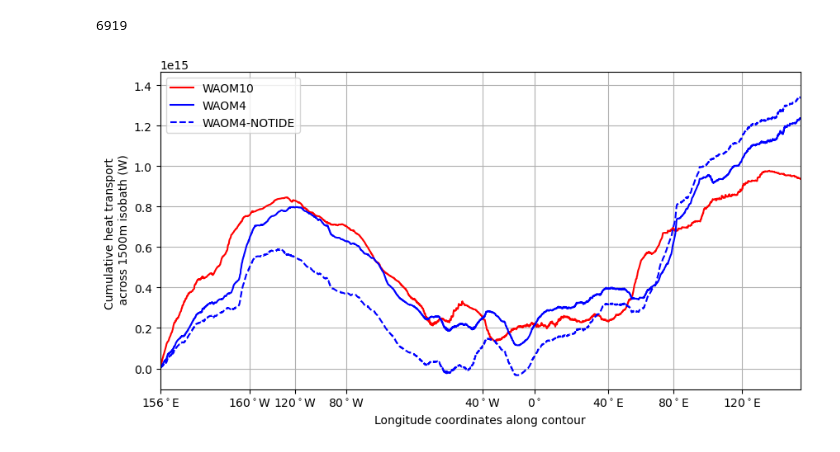
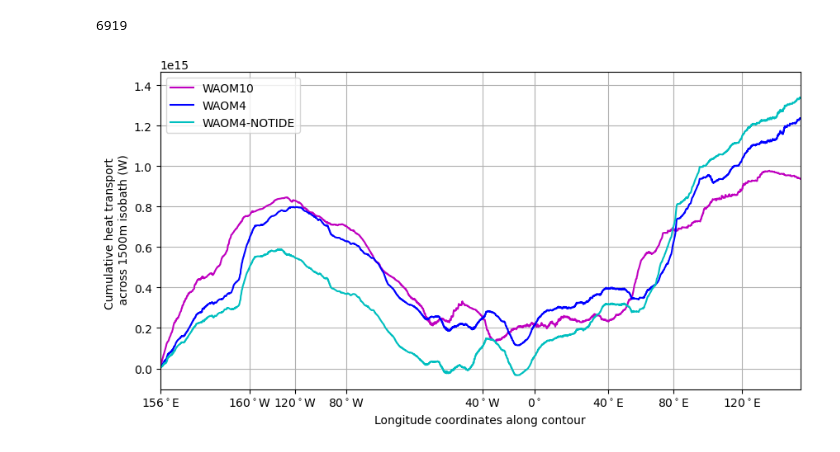
Before and after one commit to fabiobdias/waom_notebook, a Jupyter notebook: OHB_shelf/WAOM10x4_Cross-1500m-Transport_comparison.ipynb, the cells around one changed output. Cells and saved outputs as stored; diff of their text form; code cells hidden in the pictures.

```diff
--- a/OHB_shelf/WAOM10x4_Cross-1500m-Transport_comparison.ipynb
+++ b/OHB_shelf/WAOM10x4_Cross-1500m-Transport_comparison.ipynb
@@ -156,28 +247,28 @@ print(len(heat_transport_4km[0,:]))
 # %%
 fig_path = '/g/data3/hh5/tmp/access-om/fbd581/ROMS/postprocessing/figs/OHB_shelf/'
 
 # define along_contour axis with same length for both resolution:
 along_4km = np.arange(0,len(heat_transport_4km[0,:]),1)
 along_10km = np.arange(0,len(heat_transport_4km[0,:]),2.6734930448222567)
 
 # some plots:
 fig, ax = plt.subplots(nrows=1, figsize = (10, 5))
 # plotting absolute value: Tf heat transport already subtracted during the calculation
 # plt.plot(along_10km,(np.sum(np.cumsum(heat_transport_10km, axis=1),axis=0)), '-r', label='WAOM10')
-plt.plot(dist_along_10km, (np.sum(np.cumsum(heat_transport_10km, axis=1),axis=0)), '-r', label='WAOM10') #'-k', label='Heat transport anomaly from $T_f$')
+plt.plot(dist_along_10km,(np.sum(np.cumsum(heat_transport_10km, axis=1),axis=0)), '-m', label='WAOM10') #'-k', label='Heat transport anomaly from $T_f$')
 plt.plot(dist_along_4km,(np.sum(np.cumsum(heat_transport_4km, axis=1),axis=0)), '-b', label='WAOM4')
-plt.plot(dist_along_4km,(np.sum(np.cumsum(heat_transport_4kmNT, axis=1),axis=0)), '--b', label='WAOM4-NOTIDE')
+plt.plot(dist_along_4km,(np.sum(np.cumsum(heat_transport_4kmNT, axis=1),axis=0)), '-c', label='WAOM4-NOTIDE')
 
 ax.set_xticks(dist_along_10km[distance_indices_10km.astype(int)[:]])
 ax.set_xticklabels(('156$^\circ$E','160$^\circ$W', '120$^\circ$W','80$^\circ$W', '40$^\circ$W', '0$^\circ$',
                           '40$^\circ$E', '80$^\circ$E', '120$^\circ$E'))
 ax.set_xlim(0, dist_along_10km[-1])
 
 ax.set_xlabel('Longitude coordinates along contour')
 ax.set_ylabel('Cumulative heat transport \n across 1500m isobath (W)');
 plt.grid()
 plt.legend()
 name_fig='WAOM10x4x4NT_Cross-1500m_cumtransport_vint_raw.png'
 plt.savefig(fig_path + name_fig, dpi=300)
 # %% [output]
-[figure, old version]
+[figure, new version]
```
Also changed, not shown: parts of 13 cells of this notebook, 11 other files.
